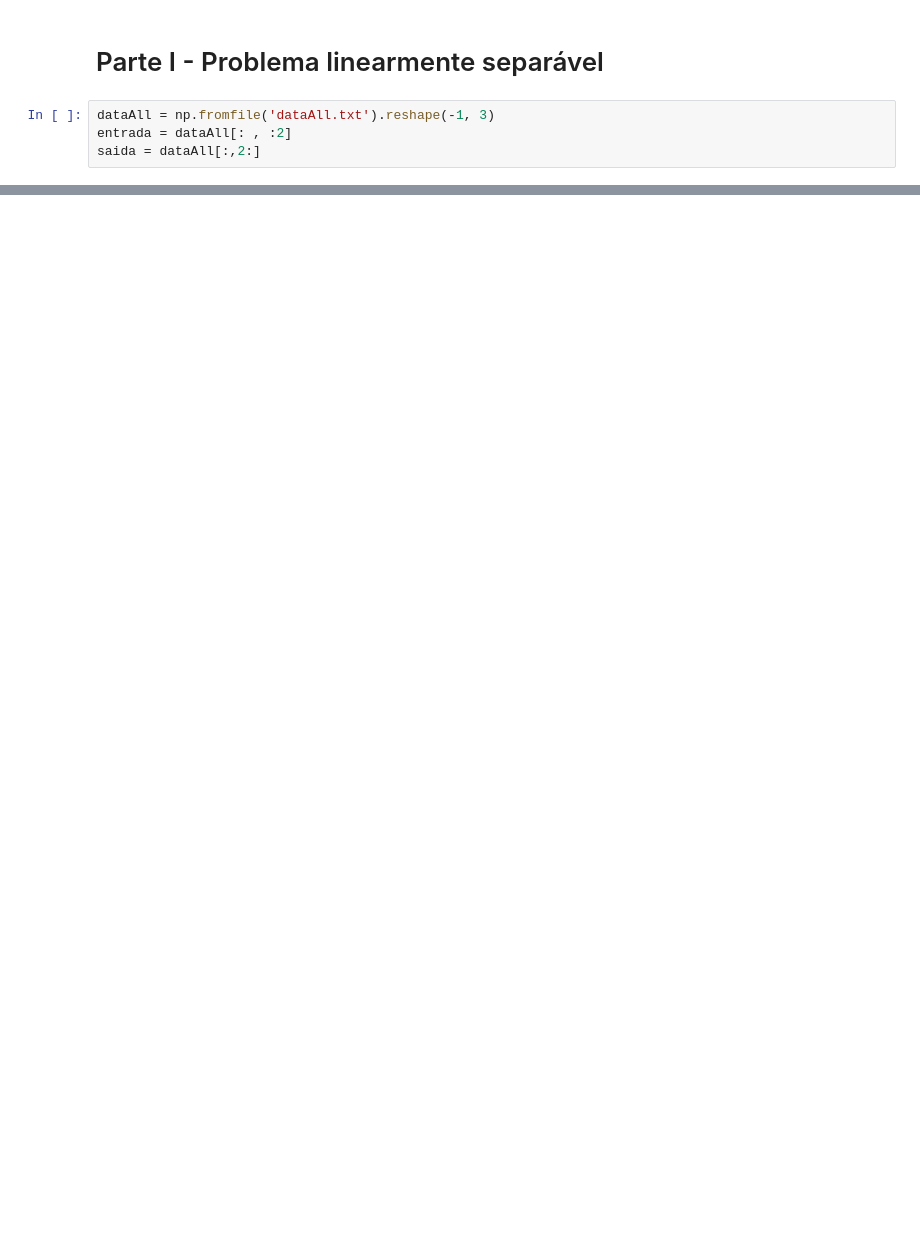
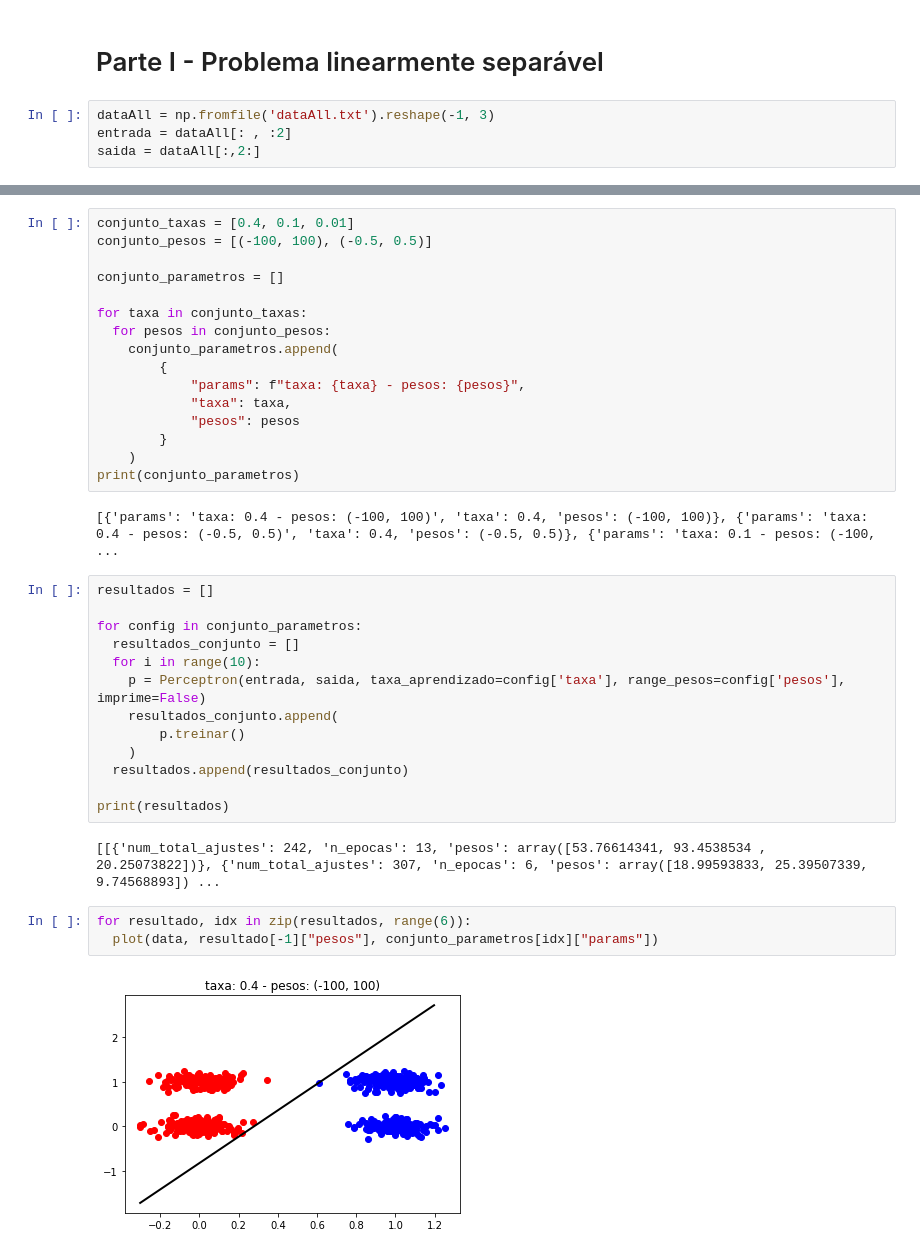
Before and after one commit to migvanderlei/rna-2-1, a Jupyter notebook: rna_rosenblatt_perceptron.ipynb, the cells around one changed output, grey strips where cells are left out. Cells and saved outputs as stored; diff of their text form; blank space fills up the shorter version.

```diff
--- a/rna_rosenblatt_perceptron.ipynb
+++ b/rna_rosenblatt_perceptron.ipynb
@@ -102,0 +139,38 @@ plt.show()
+# %%
+conjunto_taxas = [0.4, 0.1, 0.01]
+conjunto_pesos = [(-100, 100), (-0.5, 0.5)]
+
+conjunto_parametros = []
+
+for taxa in conjunto_taxas:
+  for pesos in conjunto_pesos:
+    conjunto_parametros.append(
+        {
+            "params": f"taxa: {taxa} - pesos: {pesos}",
+            "taxa": taxa,
+            "pesos": pesos
+        }
+    )
+print(conjunto_parametros)
+# %% [output]
+[{'params': 'taxa: 0.4 - pesos: (-100, 100)', 'taxa': 0.4, 'pesos': (-100, 100)}, {'params': 'taxa: 0.4 - pesos: (-0.5, 0.5)', 'taxa': 0.4, 'pesos': (-0.5, 0.5)}, {'params': 'taxa: 0.1 - pesos: (-100, ...
+# %%
+resultados = []
+
+for config in conjunto_parametros:
+  resultados_conjunto = []
+  for i in range(10):
+    p = Perceptron(entrada, saida, taxa_aprendizado=config['taxa'], range_pesos=config['pesos'], imprime=False)
+    resultados_conjunto.append(
+        p.treinar()
+    )
+  resultados.append(resultados_conjunto)
+
+print(resultados)
+# %% [output]
+[[{'num_total_ajustes': 242, 'n_epocas': 13, 'pesos': array([53.76614341, 93.4538534 , 20.25073822])}, {'num_total_ajustes': 307, 'n_epocas': 6, 'pesos': array([18.99593833, 25.39507339,  9.74568893]) ...
+# %%
+for resultado, idx in zip(resultados, range(6)):
+  plot(data, resultado[-1]["pesos"], conjunto_parametros[idx]["params"])
+# %% [output]
+[figure, added]
```
Also changed, not shown: parts of 11 cells of this notebook.
